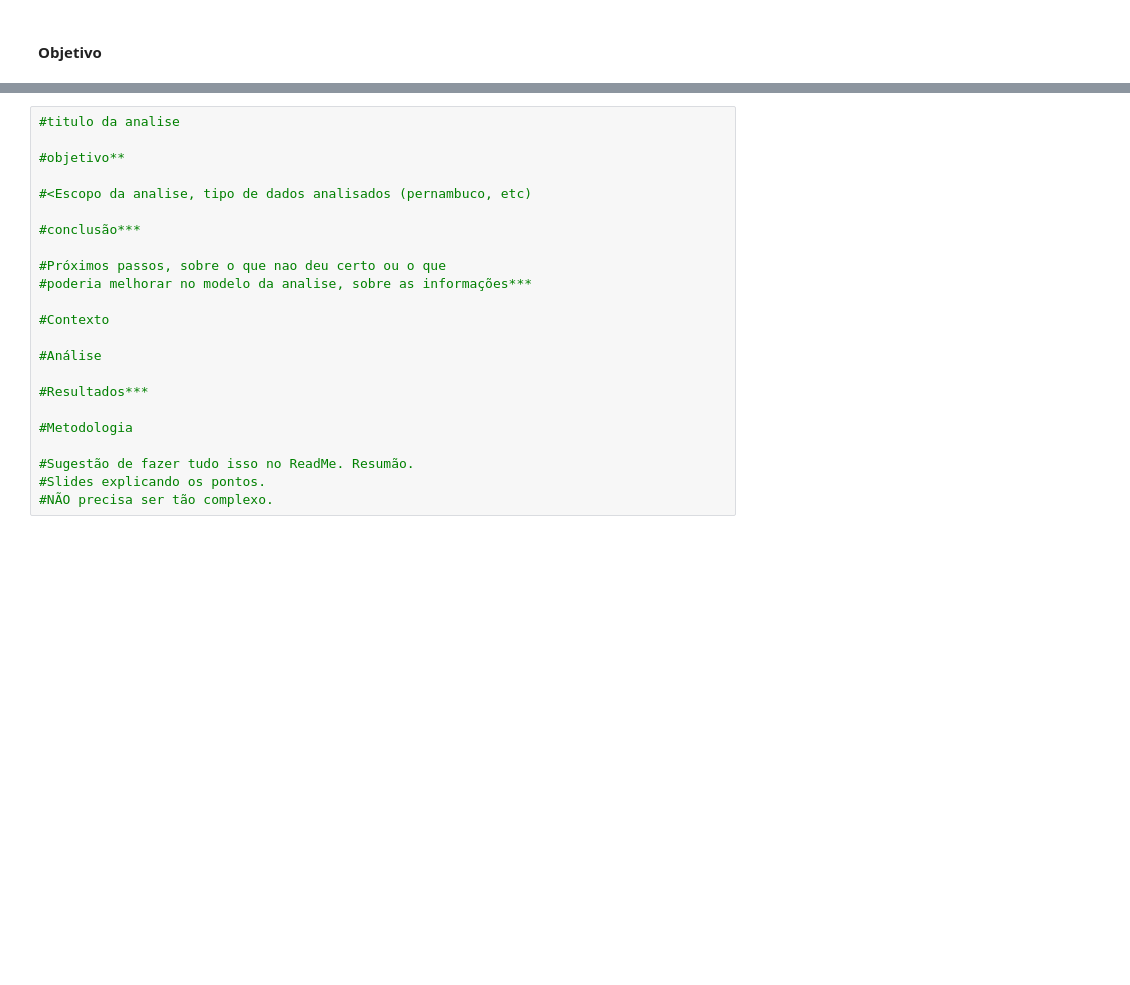
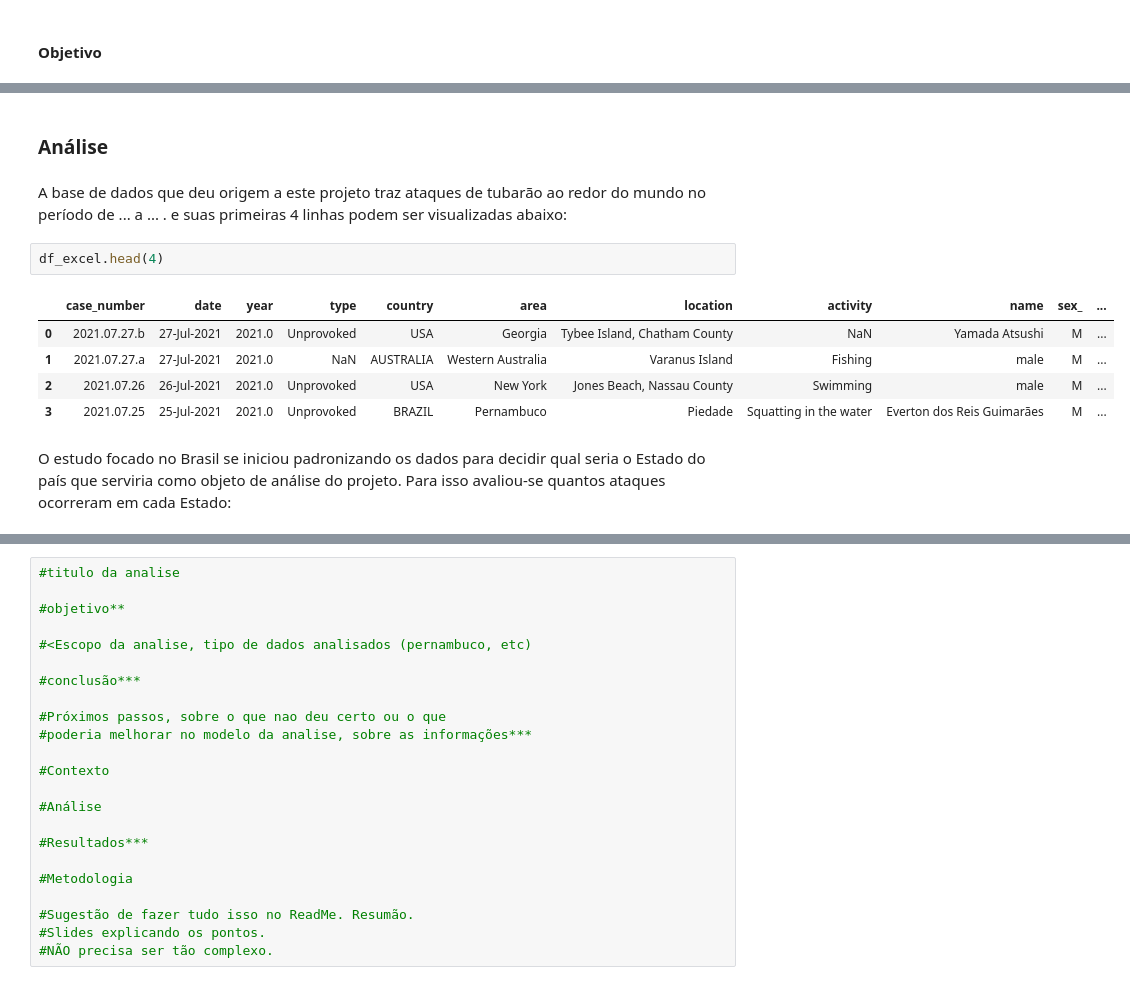
Before and after one commit to Erickss91/Python-Analysis---Shark-Attack, a Jupyter notebook: Shark Attack.ipynb, the cells around one changed output, grey strips where cells are left out. Drawn from its saved outputs; the diff is of its cells as text; blank space fills up the shorter version.

```diff
--- a/Shark Attack.ipynb
+++ b/Shark Attack.ipynb
@@ -8,0 +24,15 @@
+# %% [markdown]
+### Análise
+# %% [markdown]
+A base de dados que deu origem a este projeto traz ataques de tubarão ao redor do mundo no período de ... a ... . e suas primeiras 4 linhas podem ser visualizadas abaixo:
+# %%
+df_excel.head(4)
+# %% [output]
+|  | case_number | date | year | type | country | area | location | activity | name | sex_ | ... |
+| 0 | 2021.07.27.b | 27-Jul-2021 | 2021.0 | Unprovoked | USA | Georgia | Tybee Island, Chatham County | NaN | Yamada Atsushi | M | ... |
+| 1 | 2021.07.27.a | 27-Jul-2021 | 2021.0 | NaN | AUSTRALIA | Western Australia | Varanus Island | Fishing | male | M | ... |
+| 2 | 2021.07.26 | 26-Jul-2021 | 2021.0 | Unprovoked | USA | New York | Jones Beach, Nassau County | Swimming | male | M | ... |
+| 3 | 2021.07.25 | 25-Jul-2021 | 2021.0 | Unprovoked | BRAZIL | Pernambuco | Piedade | Squatting in the water | Everton dos Reis Guimarães | M | ... |
+# %% [markdown]
+O estudo focado no Brasil se iniciou padronizando os dados para decidir qual seria o Estado do país que
+serviria como objeto de análise do projeto. Para isso avaliou-se quantos ataques ocorreram em cada Estado:
```
Also changed, not shown: parts of 50 cells of this notebook.
